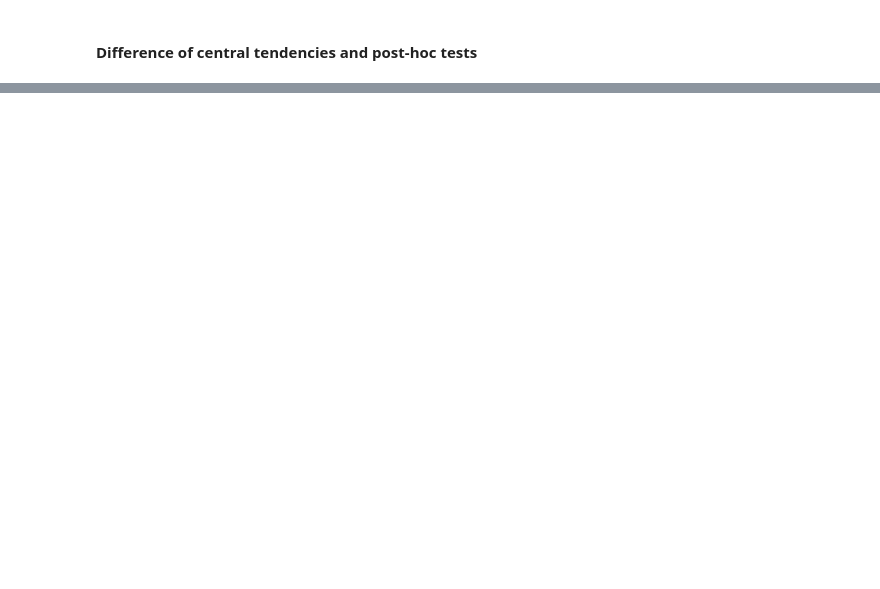
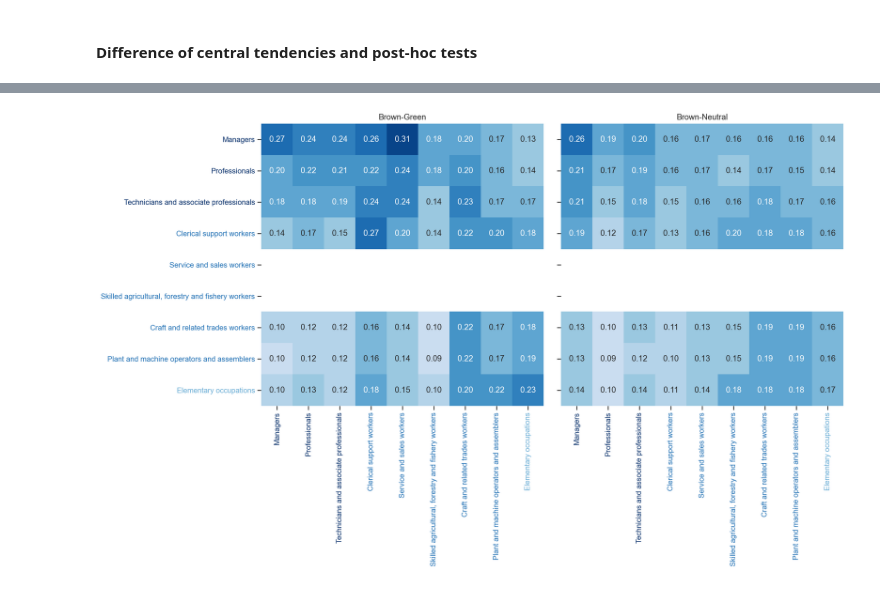
Before and after one commit to derpyninja/rejet, a Jupyter notebook: notebooks/16-fz-reskilling-intensity-analysis.ipynb, the cells around one changed output, grey strips where cells are left out. Drawn from its saved outputs; the diff is of its cells as text; code cells hidden in the pictures; blank space fills up the shorter version.

```diff
--- a/notebooks/16-fz-reskilling-intensity-analysis.ipynb
+++ b/notebooks/16-fz-reskilling-intensity-analysis.ipynb
@@ -437,0 +510,82 @@ sp.posthoc_dunn(
+# %%
+high = "#08306b"
+medium = "#2171b5"
+low = "#6baed6"
+isco_lvl1_skill_level_colors = {
+    0: high,
+    1: high,
+    2: high,
+    3: medium,
+    4: medium,
+    5: medium,
+    6: medium,
+    7: medium,
+    8: low
+}
+# %%
+fig, (ax1, ax2) = plt.subplots(ncols=2, sharex=True, sharey=True)
+
+# Brown - Green
+df_results_bg = pd.DataFrame(
+    mat_results_bg,
+    index=list(isco_lvl1_mapping.values()),
+    columns=list(isco_lvl1_mapping.values())
+)
+
+sns.heatmap(
+    data=df_results_bg,
+    cmap=plt.get_cmap("Blues", 14),
+    vmin=0,
+    vmax=0.35,
+    annot=True,
+    square=True,
+    cbar=False,
+    ax=ax1,
+    fmt=".2f"
+)
+
+ax1.set_title("Brown-Green")
+#plt.tight_layout()
+
+#plt.savefig(
+#    os.path.join(figure_dir, "RQ3", "avg_sims_heatmap_bg.png"),
+#    bbox_inches="tight",
+#    dpi=150
+#)
+
+# Brown - Neutral
+df_results_bn = pd.DataFrame(
+    mat_results_bn,
+    index=list(isco_lvl1_mapping.values()),
+    columns=list(isco_lvl1_mapping.values())
+)
+
+sns.heatmap(
+    data=df_results_bn,
+    cmap=plt.get_cmap("Blues", 14),
+    vmin=0,
+    vmax=0.35,
+    annot=True,
+    square=True,
+    cbar=False,
+    ax=ax2,
+    fmt=".2f"
+)
+
+ax2.set_title("Brown-Neutral")
+
+# color tick labels
+for k, v in isco_lvl1_skill_level_colors.items():
+    ax1.get_xticklabels()[k].set_color(v)
+    ax1.get_yticklabels()[k].set_color(v)
+    ax2.get_xticklabels()[k].set_color(v)
+
+plt.tight_layout()
+
+plt.savefig(
+    os.path.join(figure_dir, "RQ3", "avg_sims_heatmap_combined.png"),
+    bbox_inches="tight",
+    dpi=150
+)
+# %% [output]
+[figure, added]
```
Also changed, not shown: parts of 29 cells of this notebook, 5 other files.
